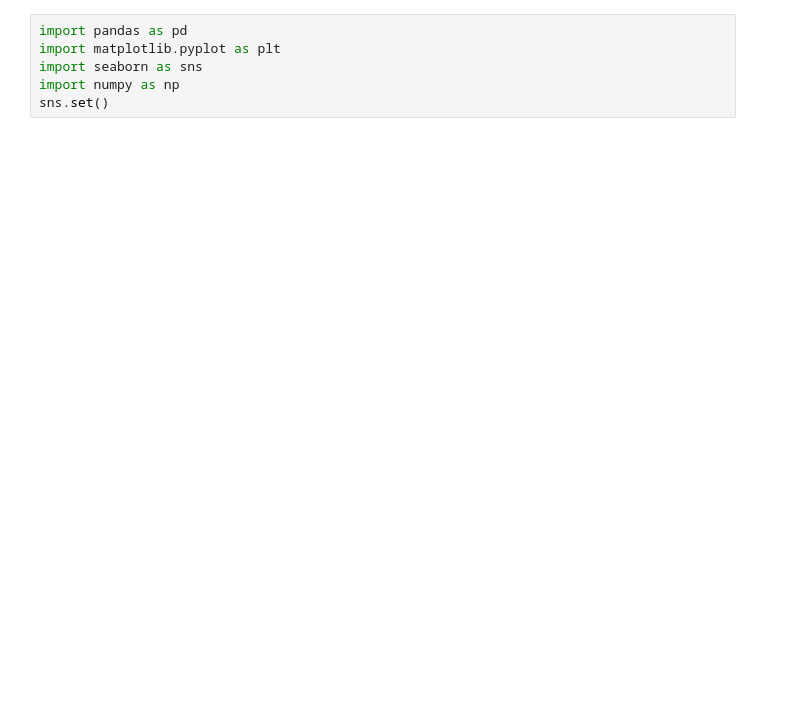
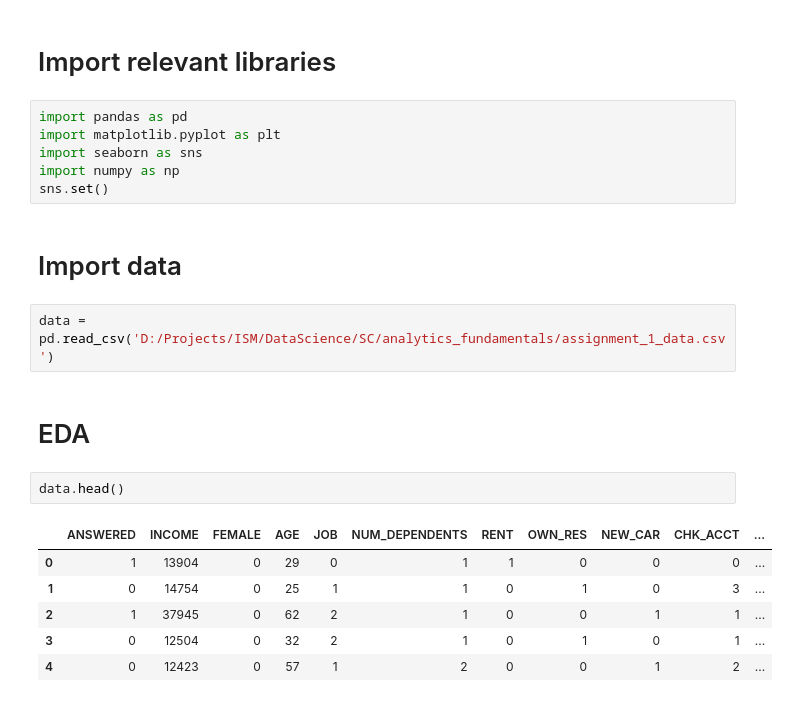
Before and after one commit to DamHTran/SC_Group-Assignment-1, a Jupyter notebook: Group_Assignment_1.ipynb, the cells around one changed output. Saved outputs shown, nothing was run; the diff lists cells and outputs as text; blank space fills up the shorter version.

```diff
--- a/Group_Assignment_1.ipynb
+++ b/Group_Assignment_1.ipynb
@@ -1,6 +1,23 @@
+# %% [markdown]
+# Import relevant libraries
 # %%
 import pandas as pd
 import matplotlib.pyplot as plt
 import seaborn as sns
 import numpy as np
 sns.set()
+# %% [markdown]
+# Import data
+# %%
+data = pd.read_csv('D:/Projects/ISM/DataScience/SC/analytics_fundamentals/assignment_1_data.csv')
+# %% [markdown]
+# EDA
+# %%
+data.head()
+# %% [output]
+|  | ANSWERED | INCOME | FEMALE | AGE | JOB | NUM_DEPENDENTS | RENT | OWN_RES | NEW_CAR | CHK_ACCT | ... |
+| 0 | 1 | 13904 | 0 | 29 | 0 | 1 | 1 | 0 | 0 | 0 | ... |
+| 1 | 0 | 14754 | 0 | 25 | 1 | 1 | 0 | 1 | 0 | 3 | ... |
+| 2 | 1 | 37945 | 0 | 62 | 2 | 1 | 0 | 0 | 1 | 1 | ... |
+| 3 | 0 | 12504 | 0 | 32 | 2 | 1 | 0 | 1 | 0 | 1 | ... |
+| 4 | 0 | 12423 | 0 | 57 | 1 | 2 | 0 | 0 | 1 | 2 | ... |
```
Also changed, not shown: parts of 10 cells of this notebook.
